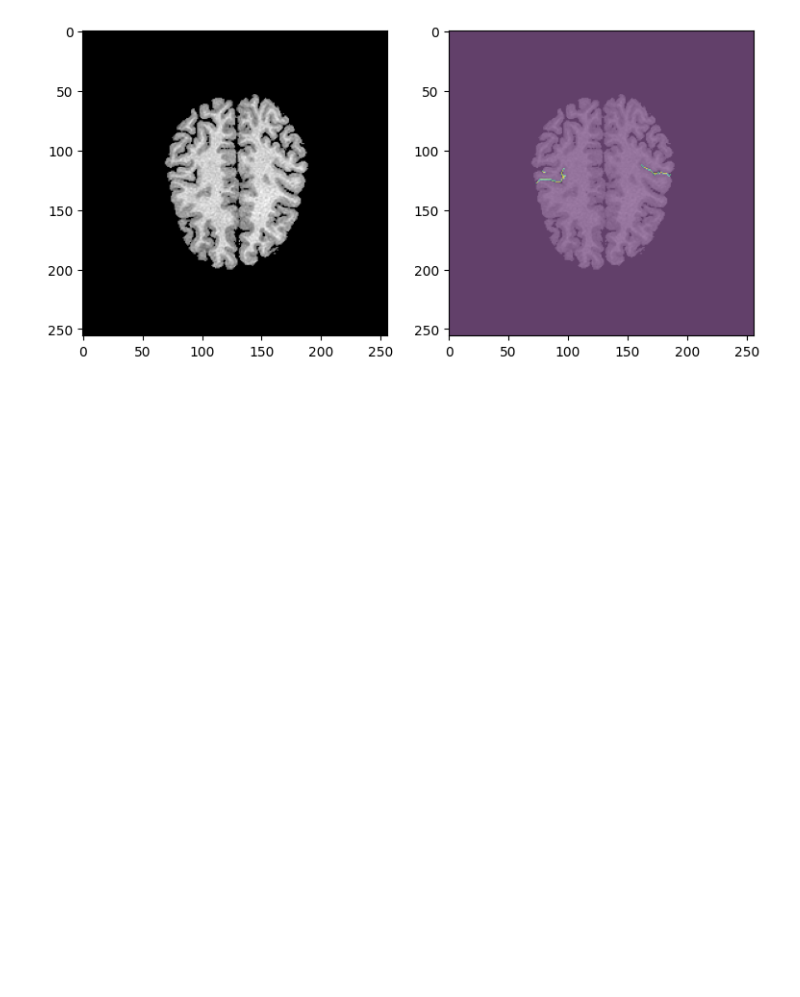
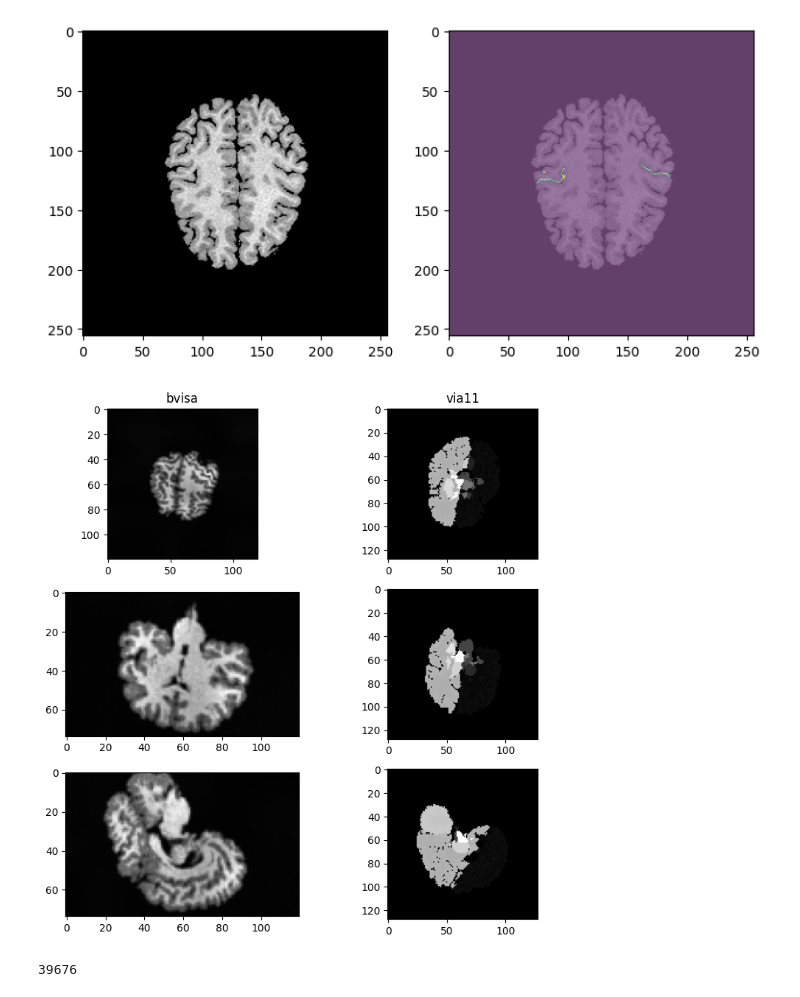
Before and after one commit to Vivikar/central-sulcus-analysis, a Jupyter notebook: notebooks/9_ValidateDownStream.ipynb, the cells around one changed output. Drawn from its saved outputs; the diff is of its cells as text; code cells hidden in the pictures; blank space fills up the shorter version.

```diff
--- a/notebooks/9_ValidateDownStream.ipynb
+++ b/notebooks/9_ValidateDownStream.ipynb
@@ -146,3 +146,29 @@ for batch in datamodule.orig_val_dataloader():
     break
 # %% [output]
 [figure]
+# %%
+via11_img = sitk.ReadImage('/mrhome/vladyslavz/git/central-sulcus-analysis/data/via11/nobackup/synth_generated2x/sub-via023/labels_t1_2.nii.gz')
+bvisa_img = sitk.ReadImage('/mrhome/vladyslavz/git/central-sulcus-analysis/data/brainvisa_augm_2x2x2/nobackup/generated/ammon/image_t1_1.nii.gz')
+
+via11_img = sitk.DICOMOrient(via11_img, 'LAS')
+
+bvisa_img = sitk.GetArrayFromImage(bvisa_img)
+via11_img = sitk.GetArrayFromImage(via11_img)
+
+sl= 60
+fig, axs = plt.subplots(3, 2, figsize=(9, 9))
+axs[0, 0].set_title('bvisa')
+axs[0, 1].set_title('via11')
+axs[0, 0].imshow(bvisa_img[sl, :, :], cmap='gray')
+axs[0, 1].imshow(via11_img[sl, :, :], cmap='gray', )
+axs[1, 0].imshow(bvisa_img[:, sl, :], cmap='gray')
+axs[1, 1].imshow(via11_img[:, sl, :], cmap='gray')
+axs[2, 0].imshow(bvisa_img[:, :, sl,], cmap='gray')
+axs[2, 1].imshow(via11_img[:, :, sl,], cmap='gray')
+plt.show()
+# %% [output]
+[figure, added]
+# %%
+np.sum(via11_img==3)
+# %% [output]
+39676
```
Also changed, not shown: parts of 2 cells of this notebook, 12 other files.
